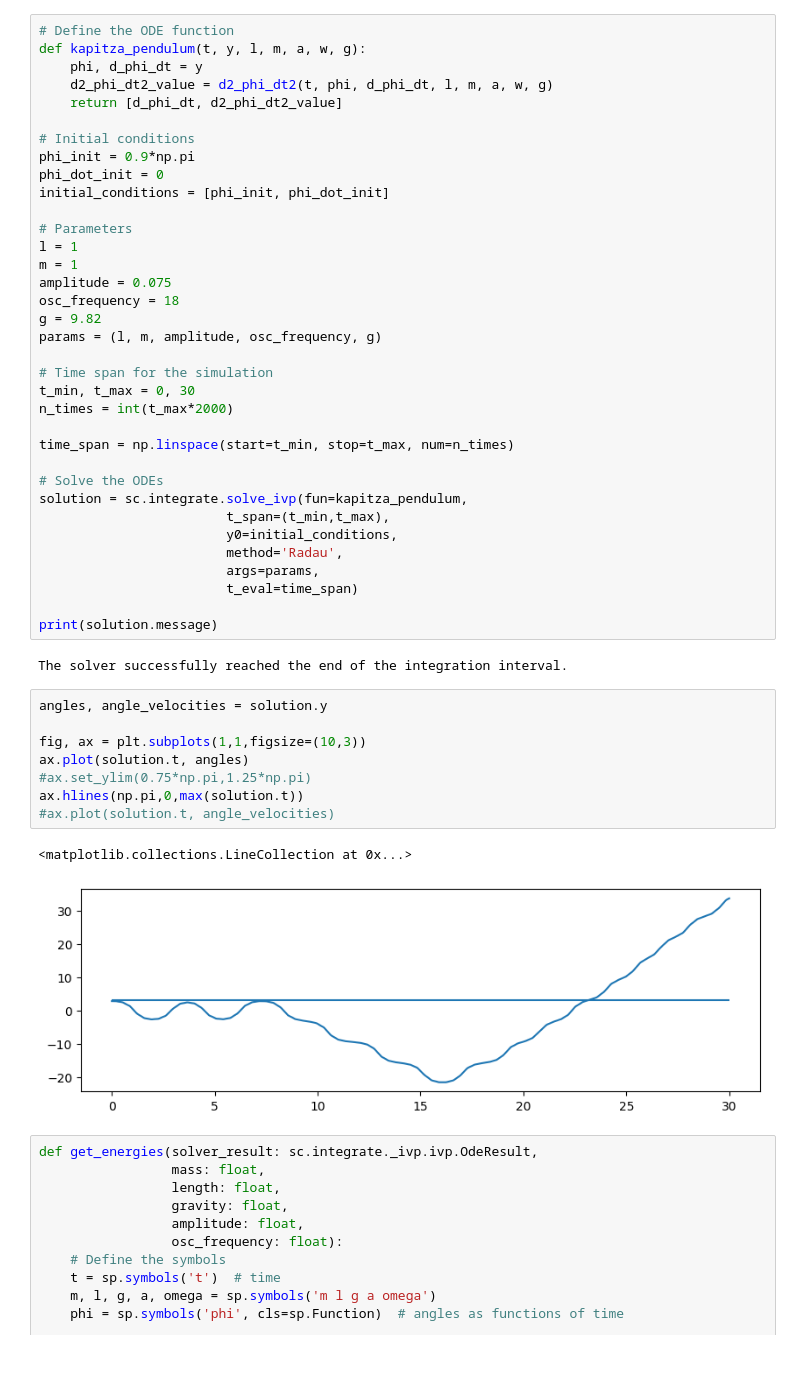
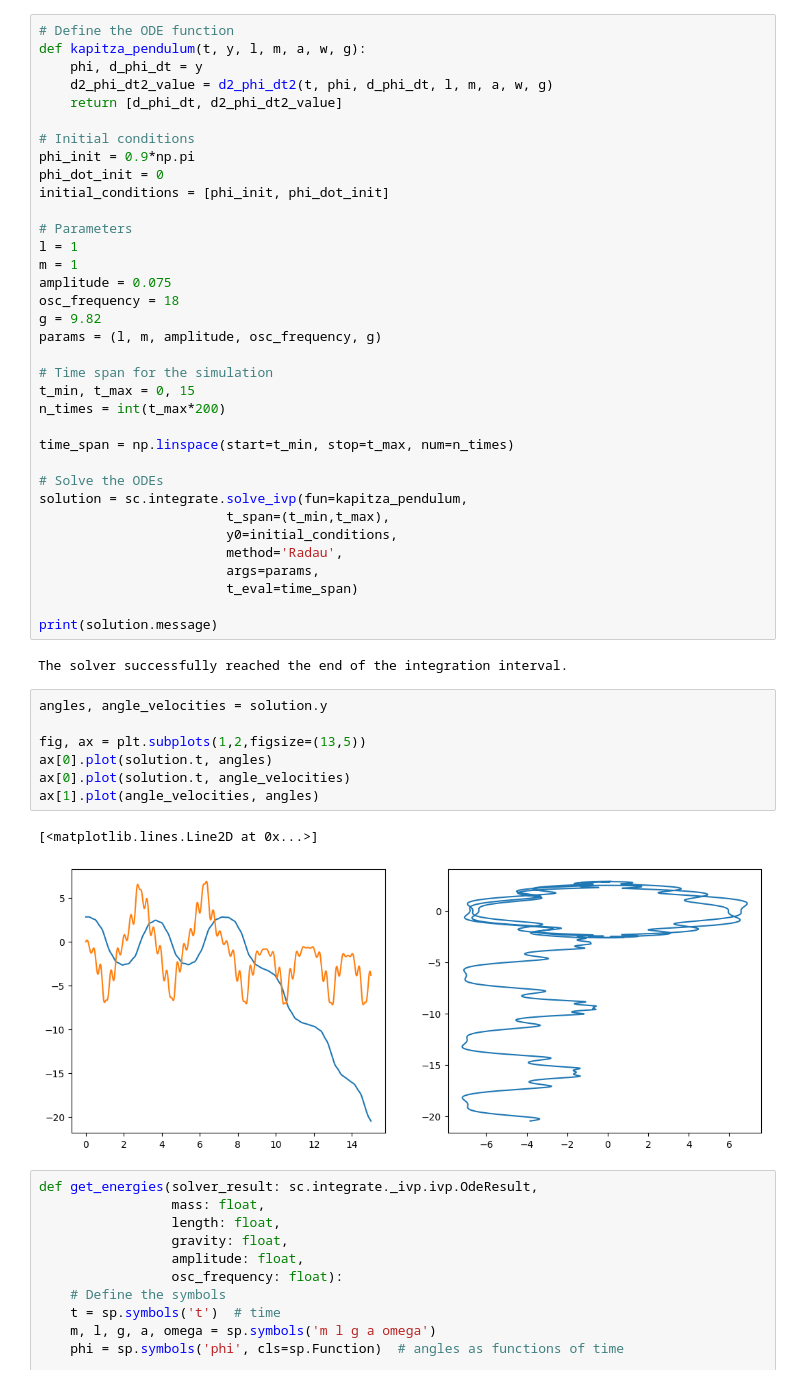
Before and after one commit to seba2390/Pendulums, a Jupyter notebook: kapitza_pendulum.ipynb, the cells around one changed output. Saved outputs shown, nothing was run; the diff lists cells and outputs as text.

```diff
--- a/kapitza_pendulum.ipynb
+++ b/kapitza_pendulum.ipynb
@@ -80,8 +80,8 @@ g = 9.82
 params = (l, m, amplitude, osc_frequency, g)
 
 # Time span for the simulation
-t_min, t_max = 0, 30
-n_times = int(t_max*2000)
+t_min, t_max = 0, 15
+n_times = int(t_max*200)
 
 time_span = np.linspace(start=t_min, stop=t_max, num=n_times)
 
@@ -99,14 +99,13 @@ The solver successfully reached the end of the integration interval.
 # %%
 angles, angle_velocities = solution.y
 
-fig, ax = plt.subplots(1,1,figsize=(10,3))
-ax.plot(solution.t, angles)
-#ax.set_ylim(0.75*np.pi,1.25*np.pi)
-ax.hlines(np.pi,0,max(solution.t))
-#ax.plot(solution.t, angle_velocities)
+fig, ax = plt.subplots(1,2,figsize=(13,5))
+ax[0].plot(solution.t, angles)
+ax[0].plot(solution.t, angle_velocities)
+ax[1].plot(angle_velocities, angles)
 # %% [output]
-<matplotlib.collections.LineCollection at 0x...>
+[<matplotlib.lines.Line2D at 0x...>]
-[figure, old version]
+[figure, new version]
 # %%
 def get_energies(solver_result: sc.integrate._ivp.ivp.OdeResult,
                  mass: float,
```
Also changed, not shown: parts of 2 cells of this notebook, 5 other files.
